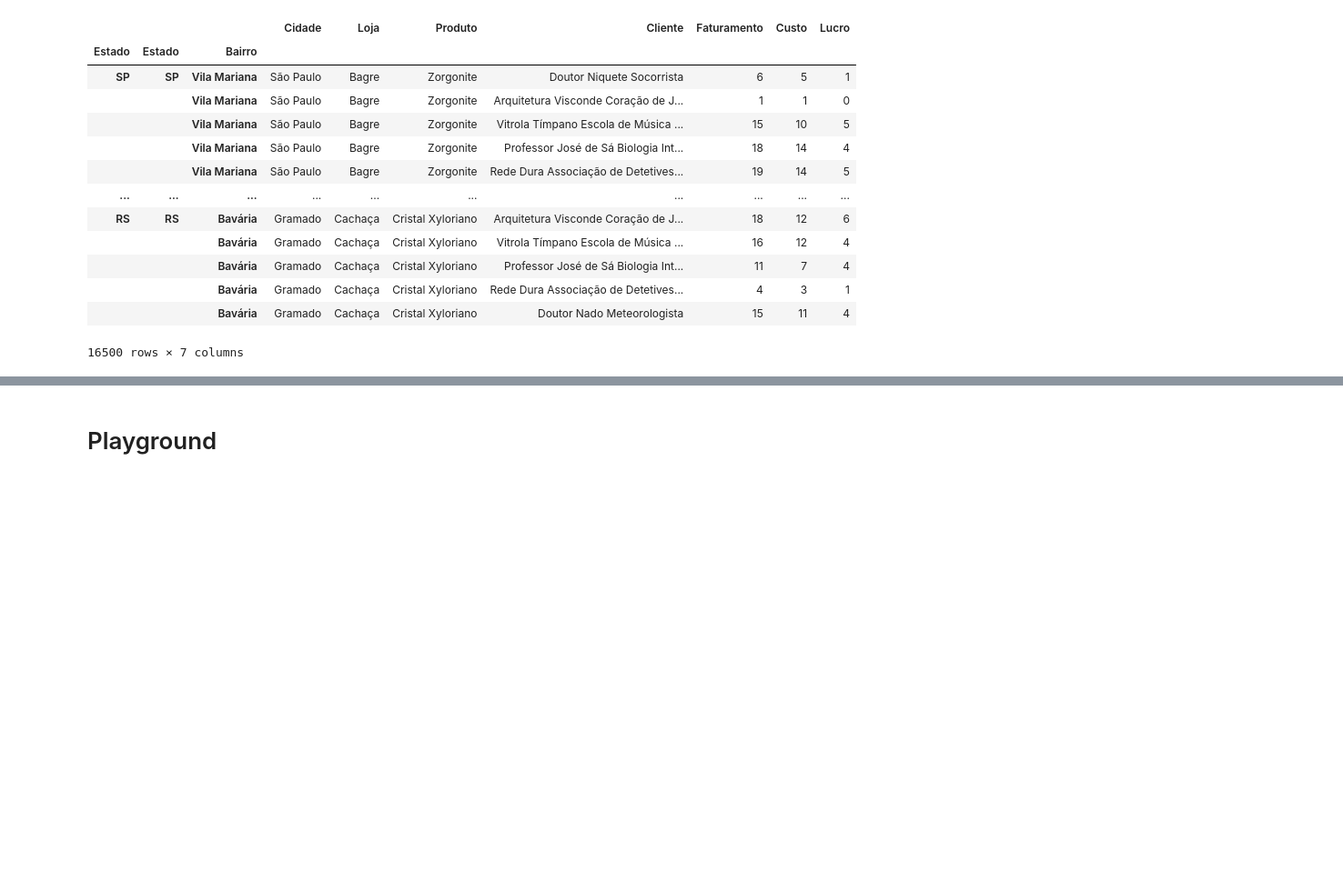
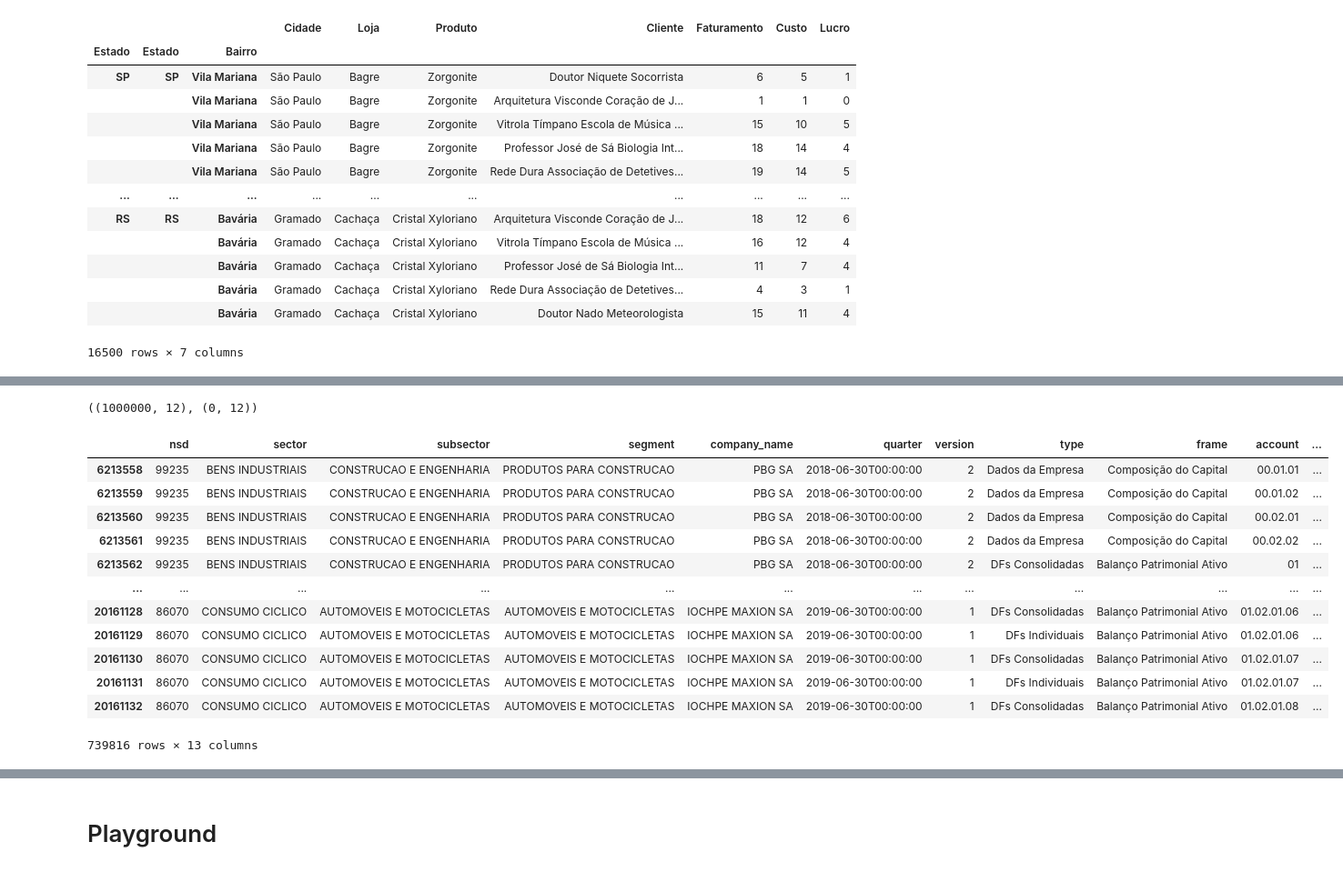
Before and after one commit to faustostangler/FLY_OLD, a Jupyter notebook: playground.ipynb, the cells around one changed output, grey strips where cells are left out. Shown at 91% size. Saved outputs shown, nothing was run; the diff lists cells and outputs as text; code cells hidden in the pictures; blank space fills up the shorter version.

```diff
--- a/playground.ipynb
+++ b/playground.ipynb
@@ -153,0 +210,20 @@ multiindex_df
+# %%
+df1.shape, df2.shape
+# %% [output]
+((1000000, 12), (0, 12))
+# %%
+df[df['_merge'] == 'left_only']
+# %% [output]
+|  | nsd | sector | subsector | segment | company_name | quarter | version | type | frame | account | ... |
+| 6213558 | 99235 | BENS INDUSTRIAIS | CONSTRUCAO E ENGENHARIA | PRODUTOS PARA CONSTRUCAO | PBG SA | 2018-06-30T00:00:00 | 2 | Dados da Empresa | Composição do Capital | 00.01.01 | ... |
+| 6213559 | 99235 | BENS INDUSTRIAIS | CONSTRUCAO E ENGENHARIA | PRODUTOS PARA CONSTRUCAO | PBG SA | 2018-06-30T00:00:00 | 2 | Dados da Empresa | Composição do Capital | 00.01.02 | ... |
+| 6213560 | 99235 | BENS INDUSTRIAIS | CONSTRUCAO E ENGENHARIA | PRODUTOS PARA CONSTRUCAO | PBG SA | 2018-06-30T00:00:00 | 2 | Dados da Empresa | Composição do Capital | 00.02.01 | ... |
+| 6213561 | 99235 | BENS INDUSTRIAIS | CONSTRUCAO E ENGENHARIA | PRODUTOS PARA CONSTRUCAO | PBG SA | 2018-06-30T00:00:00 | 2 | Dados da Empresa | Composição do Capital | 00.02.02 | ... |
+| 6213562 | 99235 | BENS INDUSTRIAIS | CONSTRUCAO E ENGENHARIA | PRODUTOS PARA CONSTRUCAO | PBG SA | 2018-06-30T00:00:00 | 2 | DFs Consolidadas | Balanço Patrimonial Ativo | 01 | ... |
+| ... | ... | ... | ... | ... | ... | ... | ... | ... | ... | ... | ... |
+| 20161128 | 86070 | CONSUMO CICLICO | AUTOMOVEIS E MOTOCICLETAS | AUTOMOVEIS E MOTOCICLETAS | IOCHPE MAXION SA | 2019-06-30T00:00:00 | 1 | DFs Consolidadas | Balanço Patrimonial Ativo | 01.02.01.06 | ... |
+| 20161129 | 86070 | CONSUMO CICLICO | AUTOMOVEIS E MOTOCICLETAS | AUTOMOVEIS E MOTOCICLETAS | IOCHPE MAXION SA | 2019-06-30T00:00:00 | 1 | DFs Individuais | Balanço Patrimonial Ativo | 01.02.01.06 | ... |
+| 20161130 | 86070 | CONSUMO CICLICO | AUTOMOVEIS E MOTOCICLETAS | AUTOMOVEIS E MOTOCICLETAS | IOCHPE MAXION SA | 2019-06-30T00:00:00 | 1 | DFs Consolidadas | Balanço Patrimonial Ativo | 01.02.01.07 | ... |
+| 20161131 | 86070 | CONSUMO CICLICO | AUTOMOVEIS E MOTOCICLETAS | AUTOMOVEIS E MOTOCICLETAS | IOCHPE MAXION SA | 2019-06-30T00:00:00 | 1 | DFs Individuais | Balanço Patrimonial Ativo | 01.02.01.07 | ... |
+| 20161132 | 86070 | CONSUMO CICLICO | AUTOMOVEIS E MOTOCICLETAS | AUTOMOVEIS E MOTOCICLETAS | IOCHPE MAXION SA | 2019-06-30T00:00:00 | 1 | DFs Consolidadas | Balanço Patrimonial Ativo | 01.02.01.08 | ... |
+739816 rows × 13 columns
```
Also changed, not shown: parts of 15 cells of this notebook, 13 other files.
